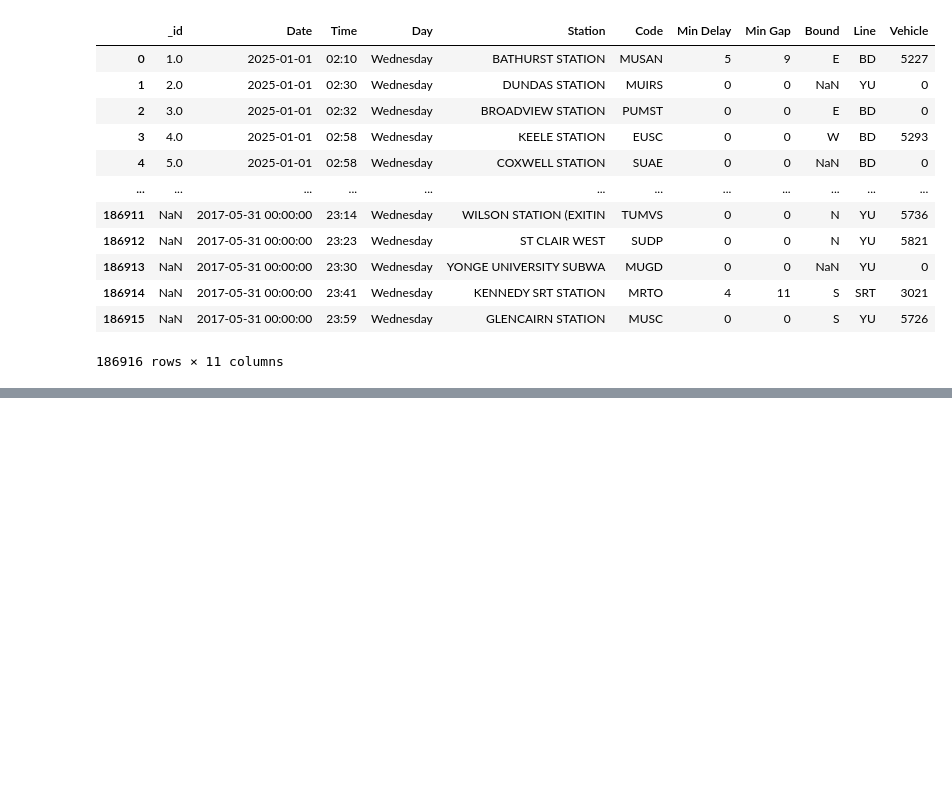
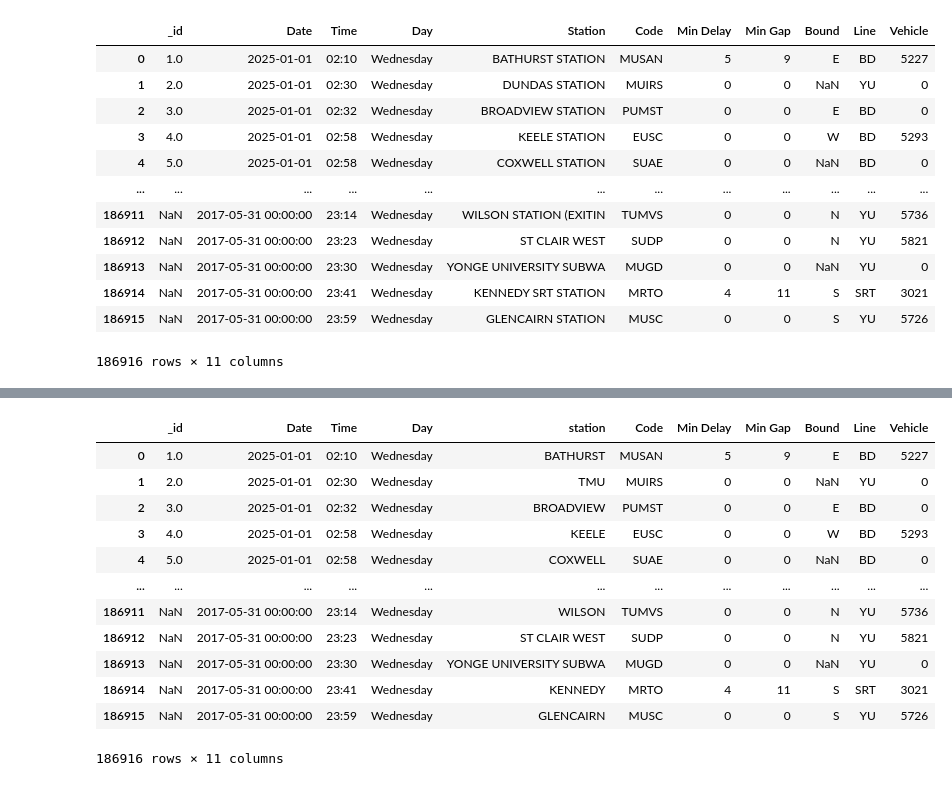
Before and after one commit to DevAwol/TTCdelay, a Jupyter notebook: explore.ipynb, the cells around one changed output, grey strips where cells are left out. Drawn from its saved outputs; the diff is of its cells as text; code cells hidden in the pictures; blank space fills up the shorter version.

Commit message:
Clean station names

```diff
--- a/explore.ipynb
+++ b/explore.ipynb
@@ -291,0 +309,19 @@ SELECT * FROM ranked WHERE r_num IN (70,150)
+# %%
+con.sql("""
+SELECT *
+FROM clean_delays
+""").df()
+# %% [output]
+|  | _id | Date | Time | Day | station | Code | Min Delay | Min Gap | Bound | Line | Vehicle |
+| 0 | 1.0 | 2025-01-01 | 02:10 | Wednesday | BATHURST | MUSAN | 5 | 9 | E | BD | 5227 |
+| 1 | 2.0 | 2025-01-01 | 02:30 | Wednesday | TMU | MUIRS | 0 | 0 | NaN | YU | 0 |
+| 2 | 3.0 | 2025-01-01 | 02:32 | Wednesday | BROADVIEW | PUMST | 0 | 0 | E | BD | 0 |
+| 3 | 4.0 | 2025-01-01 | 02:58 | Wednesday | KEELE | EUSC | 0 | 0 | W | BD | 5293 |
+| 4 | 5.0 | 2025-01-01 | 02:58 | Wednesday | COXWELL | SUAE | 0 | 0 | NaN | BD | 0 |
+| ... | ... | ... | ... | ... | ... | ... | ... | ... | ... | ... | ... |
+| 186911 | NaN | 2017-05-31 00:00:00 | 23:14 | Wednesday | WILSON | TUMVS | 0 | 0 | N | YU | 5736 |
+| 186912 | NaN | 2017-05-31 00:00:00 | 23:23 | Wednesday | ST CLAIR WEST | SUDP | 0 | 0 | N | YU | 5821 |
+| 186913 | NaN | 2017-05-31 00:00:00 | 23:30 | Wednesday | YONGE UNIVERSITY SUBWA | MUGD | 0 | 0 | NaN | YU | 0 |
+| 186914 | NaN | 2017-05-31 00:00:00 | 23:41 | Wednesday | KENNEDY | MRTO | 4 | 11 | S | SRT | 3021 |
+| 186915 | NaN | 2017-05-31 00:00:00 | 23:59 | Wednesday | GLENCAIRN | MUSC | 0 | 0 | S | YU | 5726 |
+186916 rows × 11 columns
```
Also changed, not shown: parts of 4 cells of this notebook.
